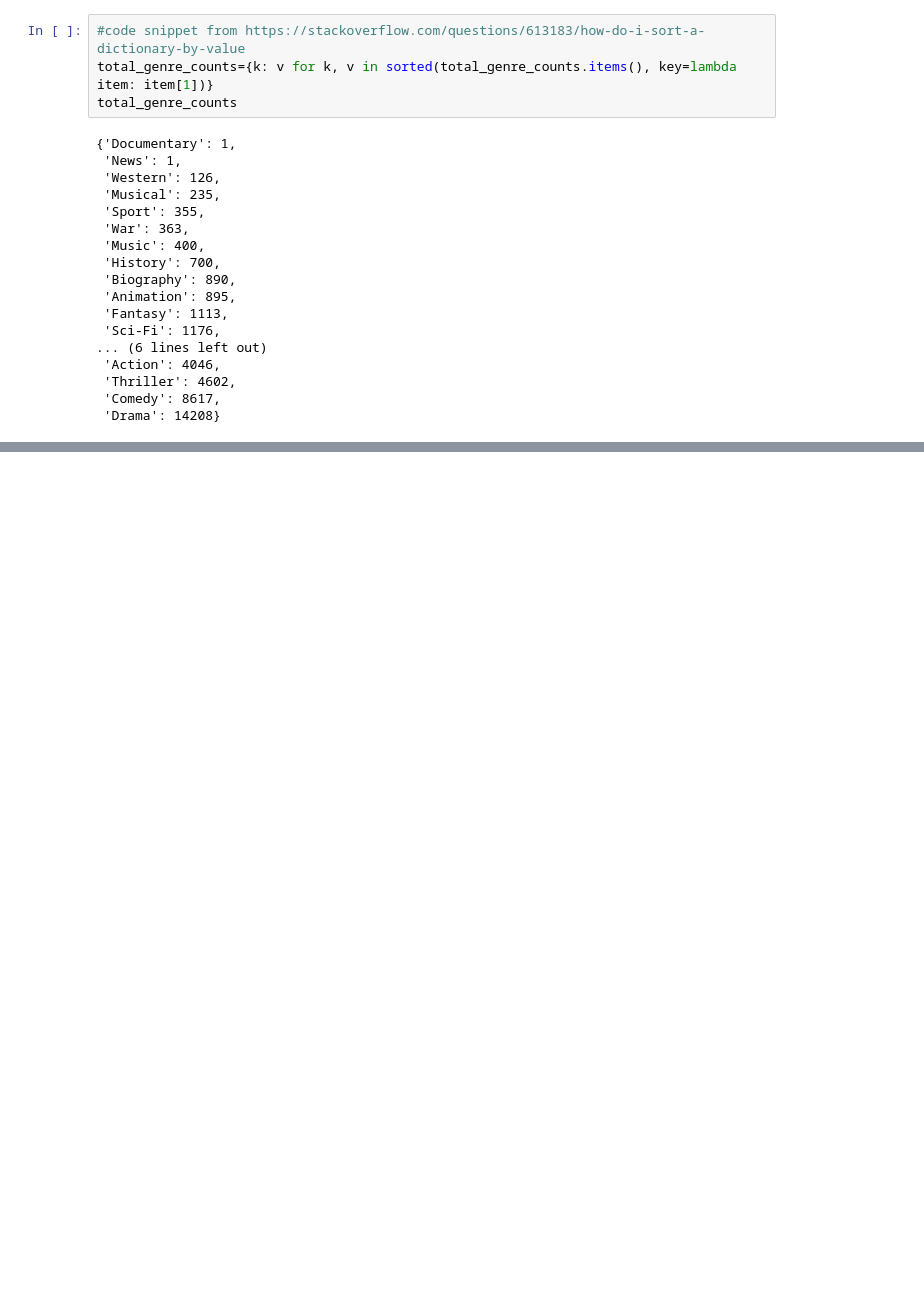
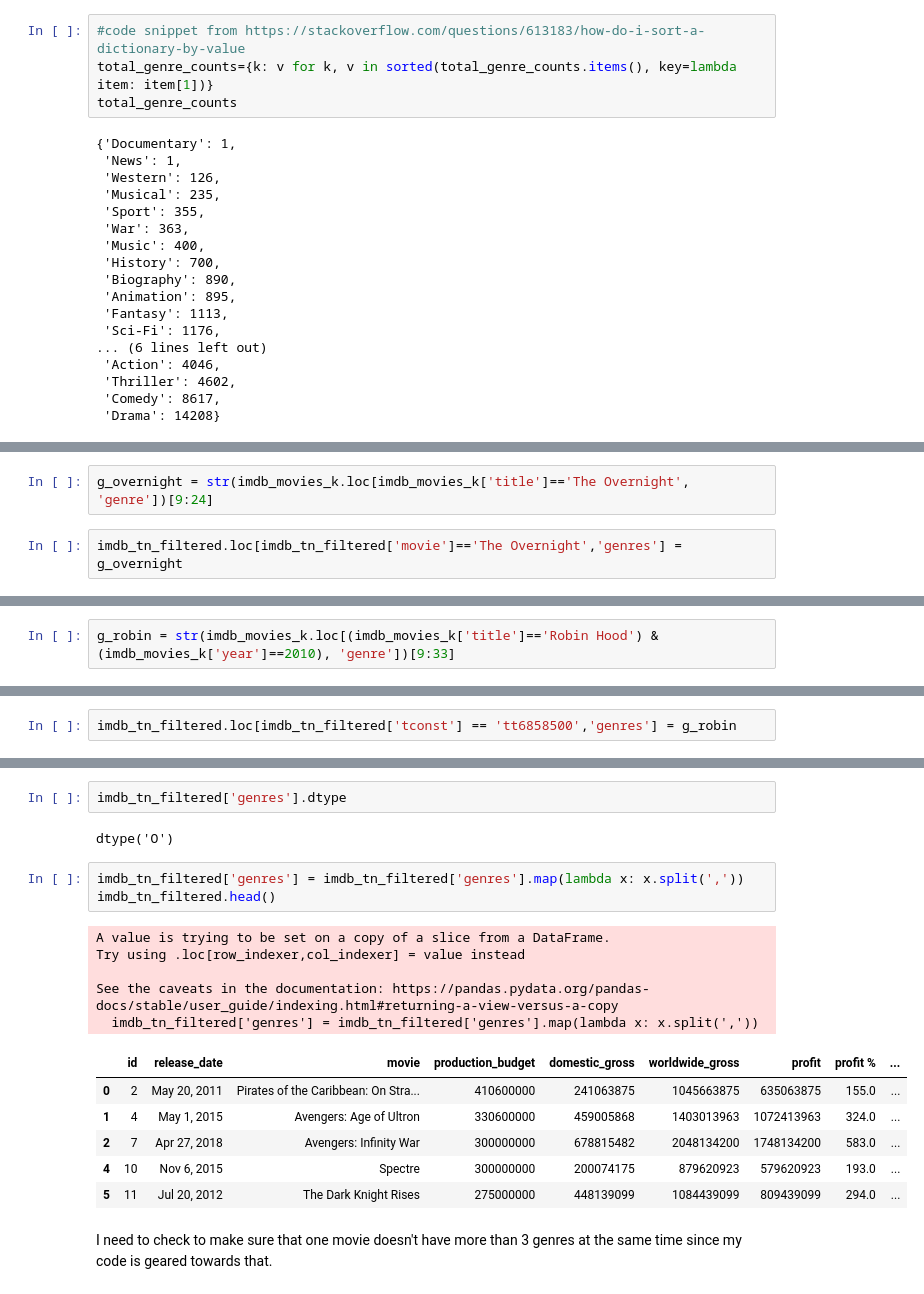
Before and after one commit to ebtezcan/dsc-phase-1-project, a Jupyter notebook: student.ipynb, the cells around one changed output, grey strips where cells are left out. Drawn from its saved outputs; the diff is of its cells as text; blank space fills up the shorter version.

```diff
--- a/student.ipynb
+++ b/student.ipynb
@@ -919,0 +1003,4 @@ Text(0.5, 1.0, 'Most Produced Movie Genres between 2010 and 2021')
+# %%
+g_overnight = str(imdb_movies_k.loc[imdb_movies_k['title']=='The Overnight', 'genre'])[9:24]
+# %%
+imdb_tn_filtered.loc[imdb_tn_filtered['movie']=='The Overnight','genres'] = g_overnight
@@ -919,0 +1018,2 @@ Text(0.5, 1.0, 'Most Produced Movie Genres between 2010 and 2021')
+# %%
+g_robin = str(imdb_movies_k.loc[(imdb_movies_k['title']=='Robin Hood') & (imdb_movies_k['year']==2010), 'genre'])[9:33]
@@ -919,0 +1024,2 @@ Text(0.5, 1.0, 'Most Produced Movie Genres between 2010 and 2021')
+# %%
+imdb_tn_filtered.loc[imdb_tn_filtered['tconst'] == 'tt6858500','genres'] = g_robin
@@ -919,0 +1060,21 @@ Text(0.5, 1.0, 'Most Produced Movie Genres between 2010 and 2021')
+# %%
+imdb_tn_filtered['genres'].dtype
+# %% [output]
+dtype('O')
+# %%
+imdb_tn_filtered['genres'] = imdb_tn_filtered['genres'].map(lambda x: x.split(','))
+imdb_tn_filtered.head()
+# %% [output]
+A value is trying to be set on a copy of a slice from a DataFrame.
+Try using .loc[row_indexer,col_indexer] = value instead
+
+See the caveats in the documentation: https://pandas.pydata.org/pandas-docs/stable/user_guide/indexing.html#returning-a-view-versus-a-copy
+  imdb_tn_filtered['genres'] = imdb_tn_filtered['genres'].map(lambda x: x.split(','))
+|  | id | release_date | movie | production_budget | domestic_gross | worldwide_gross | profit | profit % | ... |
+| 0 | 2 | May 20, 2011 | Pirates of the Caribbean: On Stra... | 410600000 | 241063875 | 1045663875 | 635063875 | 155.0 | ... |
+| 1 | 4 | May 1, 2015 | Avengers: Age of Ultron | 330600000 | 459005868 | 1403013963 | 1072413963 | 324.0 | ... |
+| 2 | 7 | Apr 27, 2018 | Avengers: Infinity War | 300000000 | 678815482 | 2048134200 | 1748134200 | 583.0 | ... |
+| 4 | 10 | Nov 6, 2015 | Spectre | 300000000 | 200074175 | 879620923 | 579620923 | 193.0 | ... |
+| 5 | 11 | Jul 20, 2012 | The Dark Knight Rises | 275000000 | 448139099 | 1084439099 | 809439099 | 294.0 | ... |
+# %% [markdown]
+I need to check to make sure that one movie doesn't have more than 3 genres at the same time since my code is geared towards that.
```
Also changed, not shown: parts of 27 cells of this notebook.
